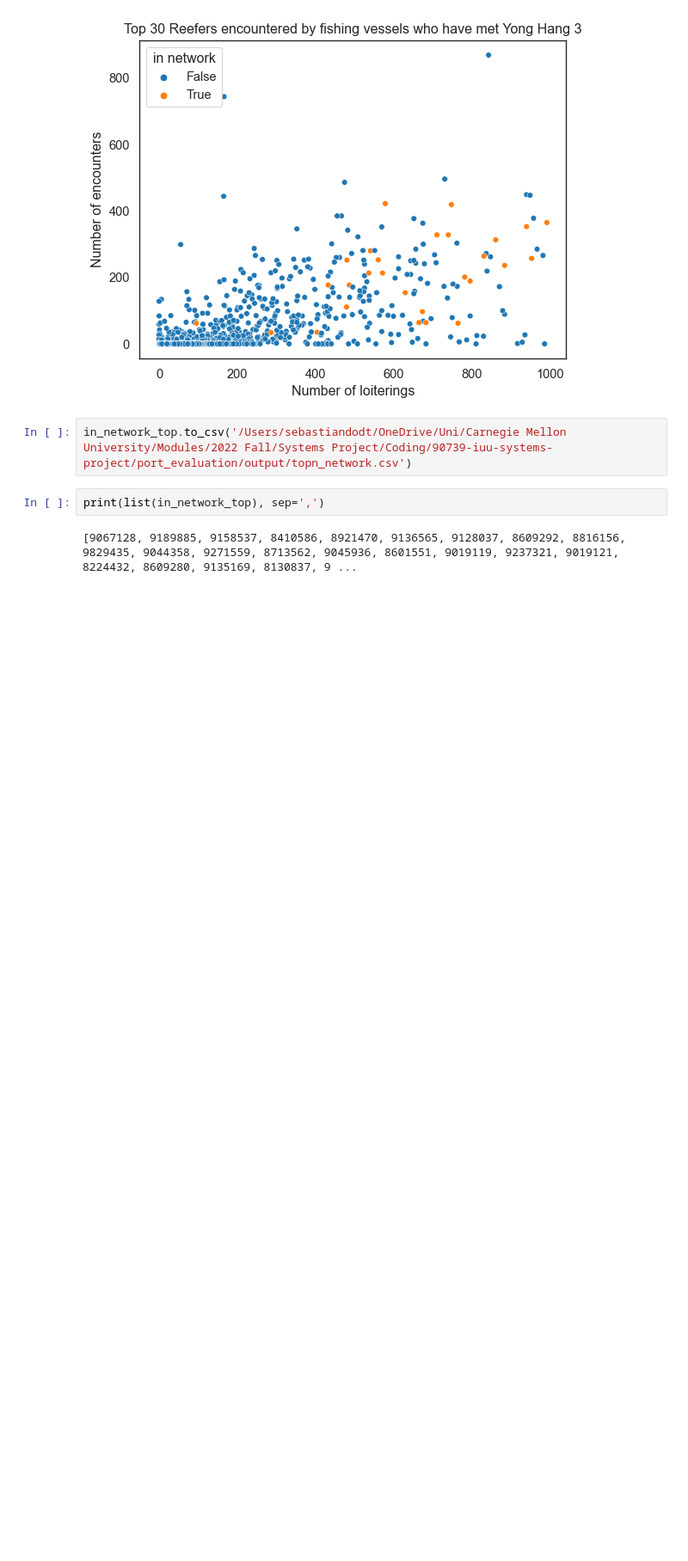
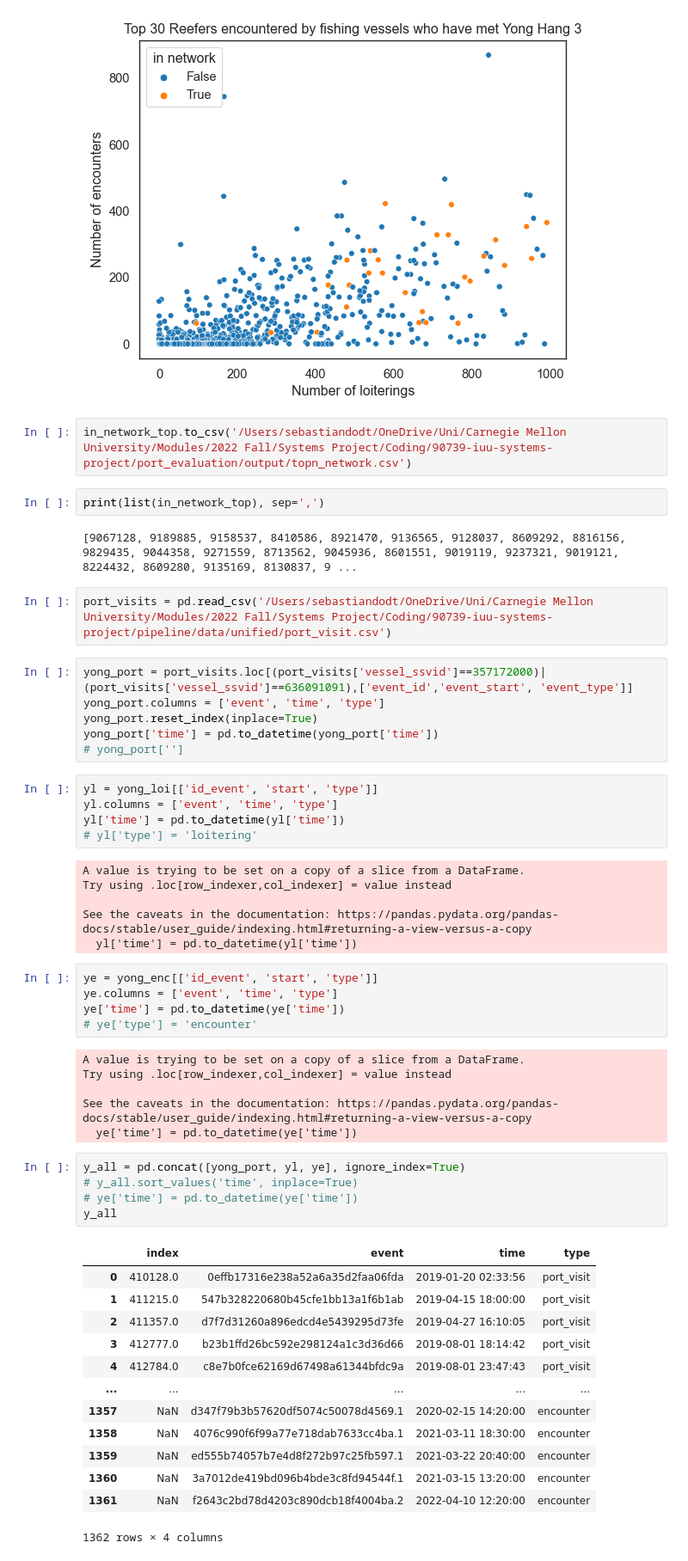
Before and after one commit to sebdodt/90739-iuu-systems-project, a Jupyter notebook: port_evaluation/eda/midterm/1_reefers/galapagos.ipynb, the cells around one changed output. Shown at 86% size. Drawn from its saved outputs; the diff is of its cells as text; blank space fills up the shorter version.

```diff
--- a/port_evaluation/eda/midterm/1_reefers/galapagos.ipynb
+++ b/port_evaluation/eda/midterm/1_reefers/galapagos.ipynb
@@ -296,3 +296,52 @@ in_network_top.to_csv('/Users/sebastiandodt/OneDrive/Uni/Carnegie Mellon Univers
 print(list(in_network_top), sep=',')
 # %% [output]
 [9067128, 9189885, 9158537, 8410586, 8921470, 9136565, 9128037, 8609292, 8816156, 9829435, 9044358, 9271559, 8713562, 9045936, 8601551, 9019119, 9237321, 9019121, 8224432, 8609280, 9135169, 8130837, 9 ...
+# %%
+port_visits = pd.read_csv('/Users/sebastiandodt/OneDrive/Uni/Carnegie Mellon University/Modules/2022 Fall/Systems Project/Coding/90739-iuu-systems-project/pipeline/data/unified/port_visit.csv')
+# %%
+yong_port = port_visits.loc[(port_visits['vessel_ssvid']==357172000)|(port_visits['vessel_ssvid']==636091091),['event_id','event_start', 'event_type']]
+yong_port.columns = ['event', 'time', 'type']
+yong_port.reset_index(inplace=True)
+yong_port['time'] = pd.to_datetime(yong_port['time'])
+# yong_port['']
+# %%
+yl = yong_loi[['id_event', 'start', 'type']]
+yl.columns = ['event', 'time', 'type']
+yl['time'] = pd.to_datetime(yl['time'])
+# yl['type'] = 'loitering'
+# %% [output]
+A value is trying to be set on a copy of a slice from a DataFrame.
+Try using .loc[row_indexer,col_indexer] = value instead
+
+See the caveats in the documentation: https://pandas.pydata.org/pandas-docs/stable/user_guide/indexing.html#returning-a-view-versus-a-copy
+  yl['time'] = pd.to_datetime(yl['time'])
+# %%
+ye = yong_enc[['id_event', 'start', 'type']]
+ye.columns = ['event', 'time', 'type']
+ye['time'] = pd.to_datetime(ye['time'])
+# ye['type'] = 'encounter'
+# %% [output]
+A value is trying to be set on a copy of a slice from a DataFrame.
+Try using .loc[row_indexer,col_indexer] = value instead
+
+See the caveats in the documentation: https://pandas.pydata.org/pandas-docs/stable/user_guide/indexing.html#returning-a-view-versus-a-copy
+  ye['time'] = pd.to_datetime(ye['time'])
+# %%
+y_all = pd.concat([yong_port, yl, ye], ignore_index=True)
+# y_all.sort_values('time', inplace=True)
+# ye['time'] = pd.to_datetime(ye['time'])
+y_all
+# %% [output]
+|  | index | event | time | type |
+| 0 | 410128.0 | 0effb17316e238a52a6a35d2faa06fda | 2019-01-20 02:33:56 | port_visit |
+| 1 | 411215.0 | 547b328220680b45cfe1bb13a1f6b1ab | 2019-04-15 18:00:00 | port_visit |
+| 2 | 411357.0 | d7f7d31260a896edcd4e5439295d73fe | 2019-04-27 16:10:05 | port_visit |
+| 3 | 412777.0 | b23b1ffd26bc592e298124a1c3d36d66 | 2019-08-01 18:14:42 | port_visit |
+| 4 | 412784.0 | c8e7b0fce62169d67498a61344bfdc9a | 2019-08-01 23:47:43 | port_visit |
+| ... | ... | ... | ... | ... |
+| 1357 | NaN | d347f79b3b57620df5074c50078d4569.1 | 2020-02-15 14:20:00 | encounter |
+| 1358 | NaN | 4076c990f6f99a77e718dab7633cc4ba.1 | 2021-03-11 18:30:00 | encounter |
+| 1359 | NaN | ed555b74057b7e4d8f272b97c25fb597.1 | 2021-03-22 20:40:00 | encounter |
+| 1360 | NaN | 3a7012de419bd096b4bde3c8fd94544f.1 | 2021-03-15 13:20:00 | encounter |
+| 1361 | NaN | f2643c2bd78d4203c890dcb18f4004ba.2 | 2022-04-10 12:20:00 | encounter |
+1362 rows × 4 columns
```
Also changed, not shown: parts of 8 cells of this notebook, 2 other files.
